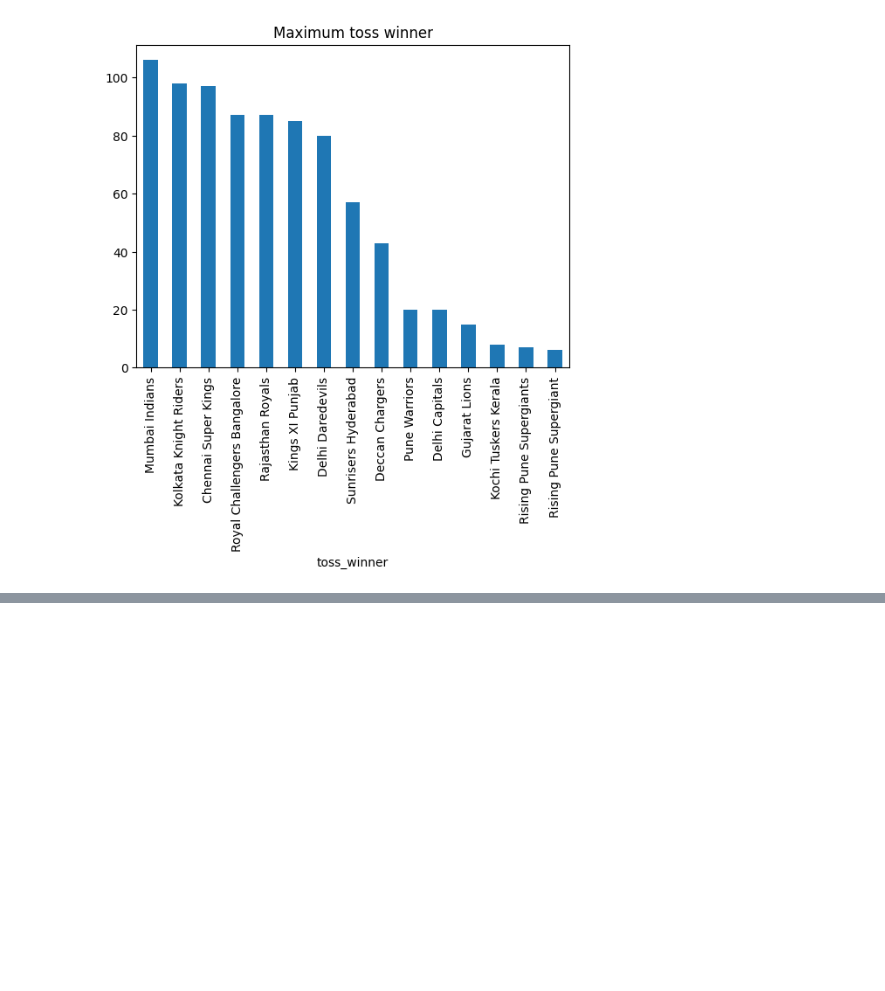
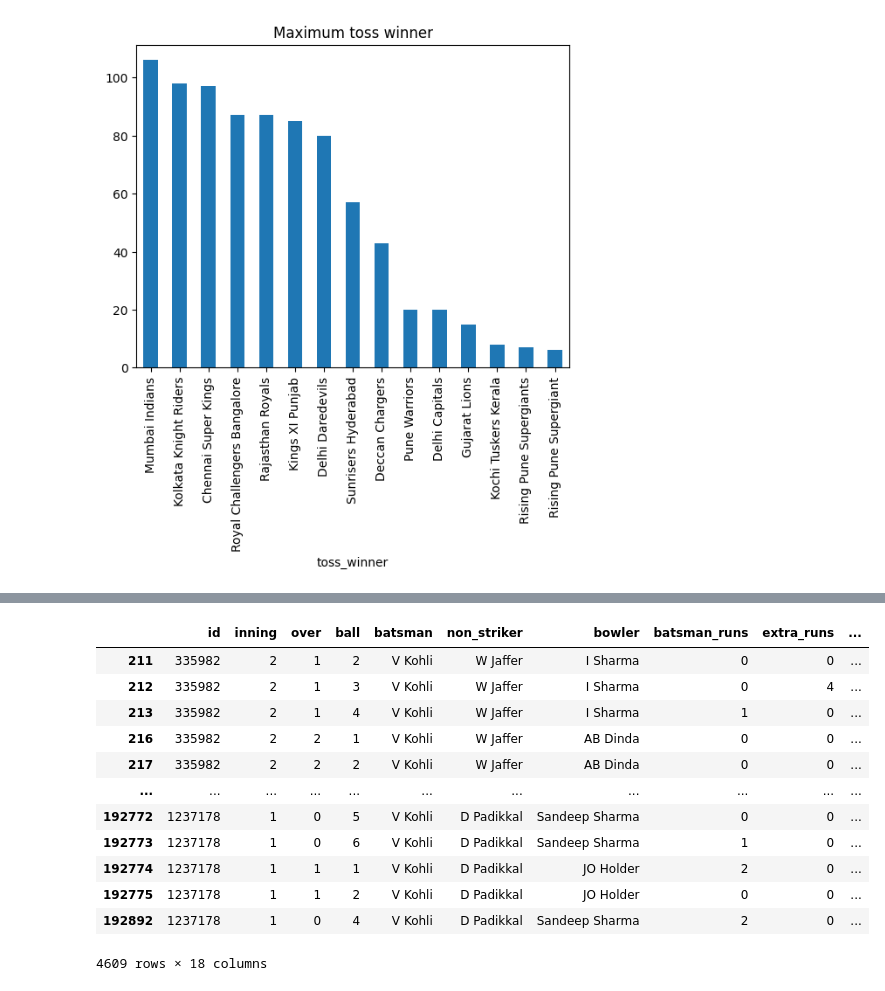
Before and after one commit to Nishantthakurrr/Sports-Data-Analysis-Ipl, a Jupyter notebook: Sports_Data_Analysis.ipynb, the cells around one changed output, grey strips where cells are left out. Cells and saved outputs as stored; diff of their text form; code cells hidden in the pictures; blank space fills up the shorter version.

```diff
--- a/Sports_Data_Analysis.ipynb
+++ b/Sports_Data_Analysis.ipynb
@@ -116,0 +176,18 @@ Matches_data["toss_winner"].value_counts(),Matches_data["toss_winner"].value_cou
+# %%
+# Data of Virat Kohli
+Virat_kohli=Ball_data[filter]
+Virat_kohli
+# %% [output]
+|  | id | inning | over | ball | batsman | non_striker | bowler | batsman_runs | extra_runs | ... |
+| 211 | 335982 | 2 | 1 | 2 | V Kohli | W Jaffer | I Sharma | 0 | 0 | ... |
+| 212 | 335982 | 2 | 1 | 3 | V Kohli | W Jaffer | I Sharma | 0 | 4 | ... |
+| 213 | 335982 | 2 | 1 | 4 | V Kohli | W Jaffer | I Sharma | 1 | 0 | ... |
+| 216 | 335982 | 2 | 2 | 1 | V Kohli | W Jaffer | AB Dinda | 0 | 0 | ... |
+| 217 | 335982 | 2 | 2 | 2 | V Kohli | W Jaffer | AB Dinda | 0 | 0 | ... |
+| ... | ... | ... | ... | ... | ... | ... | ... | ... | ... | ... |
+| 192772 | 1237178 | 1 | 0 | 5 | V Kohli | D Padikkal | Sandeep Sharma | 0 | 0 | ... |
+| 192773 | 1237178 | 1 | 0 | 6 | V Kohli | D Padikkal | Sandeep Sharma | 1 | 0 | ... |
+| 192774 | 1237178 | 1 | 1 | 1 | V Kohli | D Padikkal | JO Holder | 2 | 0 | ... |
+| 192775 | 1237178 | 1 | 1 | 2 | V Kohli | D Padikkal | JO Holder | 0 | 0 | ... |
+| 192892 | 1237178 | 1 | 0 | 4 | V Kohli | D Padikkal | Sandeep Sharma | 2 | 0 | ... |
+4609 rows × 18 columns
```
Also changed, not shown: parts of 6 cells of this notebook.
